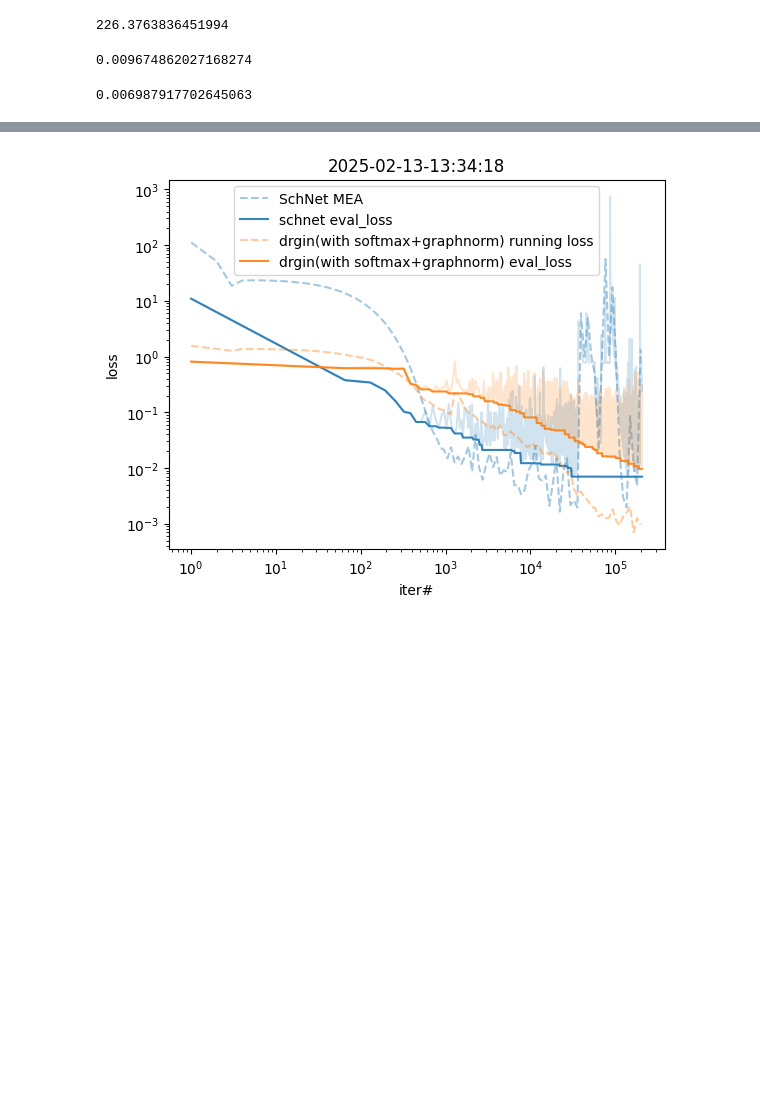
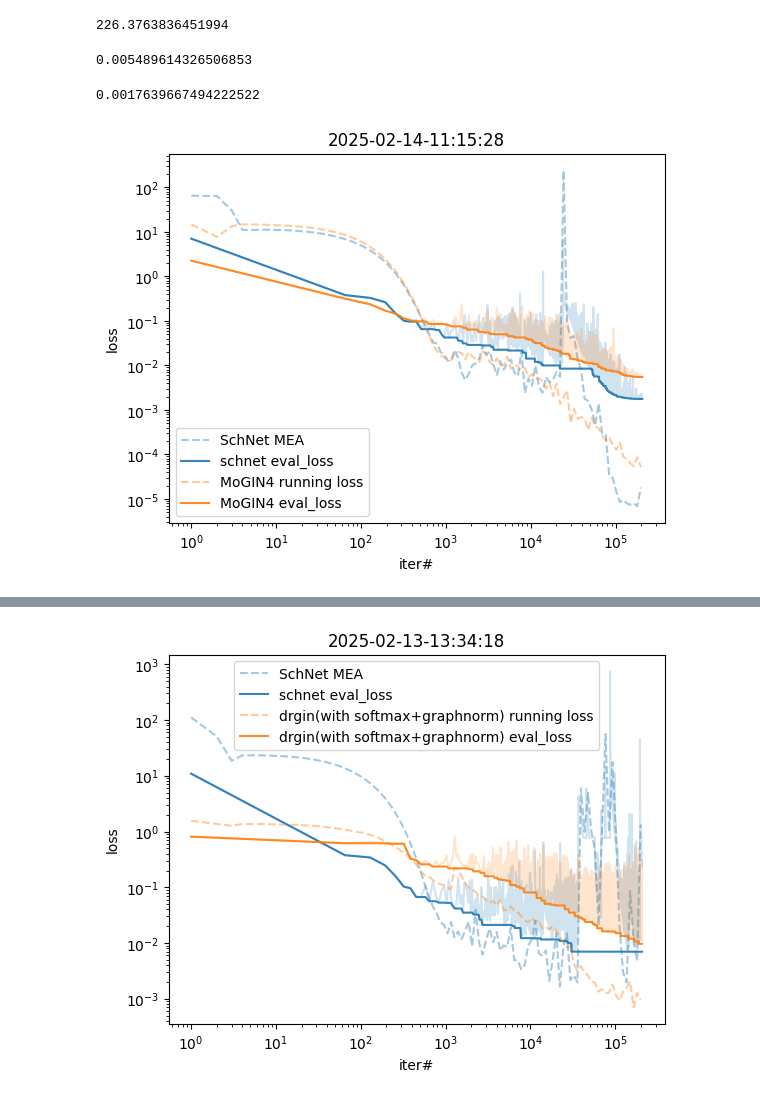
Before and after one commit to UmarZein/biocheminformatics, a Jupyter notebook: schnet_testing.ipynb, the cells around one changed output, grey strips where cells are left out. Drawn from its saved outputs; the diff is of its cells as text; code cells hidden in the pictures; blank space fills up the shorter version.

Commit message:
added mogin mixture of experts gin model

```diff
--- a/schnet_testing.ipynb
+++ b/schnet_testing.ipynb
@@ -371,7 +368,7 @@ show(sup[sample_idx])  # or 'P'
 # %% [output]
 [interactive output not drawn]
 # %%
-df=pd.read_csv("datadump/gdb9.sdf.csv")
+df=pd.read_csv("datasets/qm9/raw/gdb9.sdf.csv")
 display(df.describe().T)
 YCOL='u0'
 #(df[YCOL].quantile([.01,.02,.03,.05,.5,.95,.97,.98,.99]))
@@ -537,6 +557,10 @@ from models.schnet import SchNet
 
 schnet=SchNet().to(cuda)
 schnet_optimizer=torch.optim.AdamW(schnet.parameters())
+schnet_scheduler = torch.optim.lr_scheduler.ReduceLROnPlateau(schnet_optimizer,
+                                                 mode='min',
+                                                 factor=0.5,
+                                                 patience=3)
 sum(map(torch.numel,schnet.parameters()))
 # %% [output]
 455809
@@ -762,10 +818,33 @@ width
 # %% [output]
 226.3763836451994
 # %%
-models['DRGIN']['best_eval_loss']
+#MoGIN4
+models['MoGIN2']['best_eval_loss']
 # %% [output]
-0.009674862027168274
+0.005489614326506853
 # %%
-models['schnet']['best_eval_loss']
+#SchNet
+models['SchNet']['best_eval_loss']
 # %% [output]
-0.006987917702645063
+0.0017639667494222522
+# %%
+import datetime
+ts=datetime.datetime.now().strftime("%Y-%m-%d-%H:%M:%S")
+tsfs=datetime.datetime.now().strftime("%Y-%m-%d-%H-%M-%S")
+plt.plot(pd.Series(models['SchNet']['train_loss_record']),label='SchNet MEA',linestyle='--',alpha=0.4,c='tab:blue')
+plt.plot(pd.Series(models['SchNet']['test_loss_record']),alpha=0.2,c='tab:blue')
+plt.plot(pd.Series(models['SchNet']['test_loss_record']).cummin(),label='schnet eval_loss',alpha=0.9,c='tab:blue')
+
+plt.plot(pd.Series(models['MoGIN2']['train_loss_record']),label='MoGIN4 running loss',linestyle='--',alpha=0.4,c='tab:orange')
+plt.plot(pd.Series(models['MoGIN2']['test_loss_record']),alpha=0.2,c='tab:orange')
+plt.plot(pd.Series(models['MoGIN2']['test_loss_record']).cummin(),label='MoGIN4 eval_loss',alpha=0.9,c='tab:orange')
+#plt.xticks(1.1**np.arange(len(record_loss_rgcn)))
+plt.yscale('log')
+plt.xscale('log')
+plt.legend()
+plt.title(ts)
+plt.ylabel("loss")
+plt.xlabel("iter#")
+plt.gcf().savefig(f"loss_record-{tsfs}.svg")
+# %% [output]
+[figure, added]
```
Also changed, not shown: parts of 8 cells of this notebook, 9 other files.
